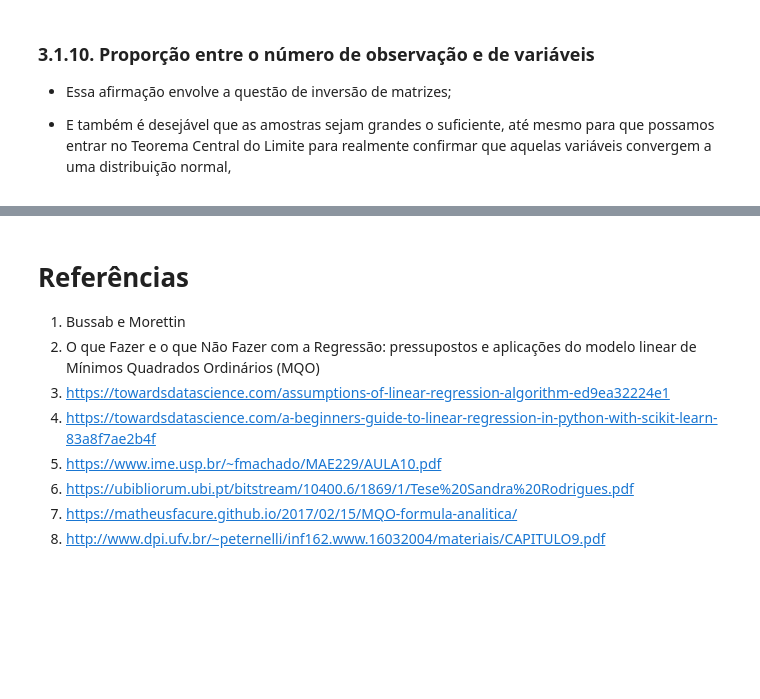
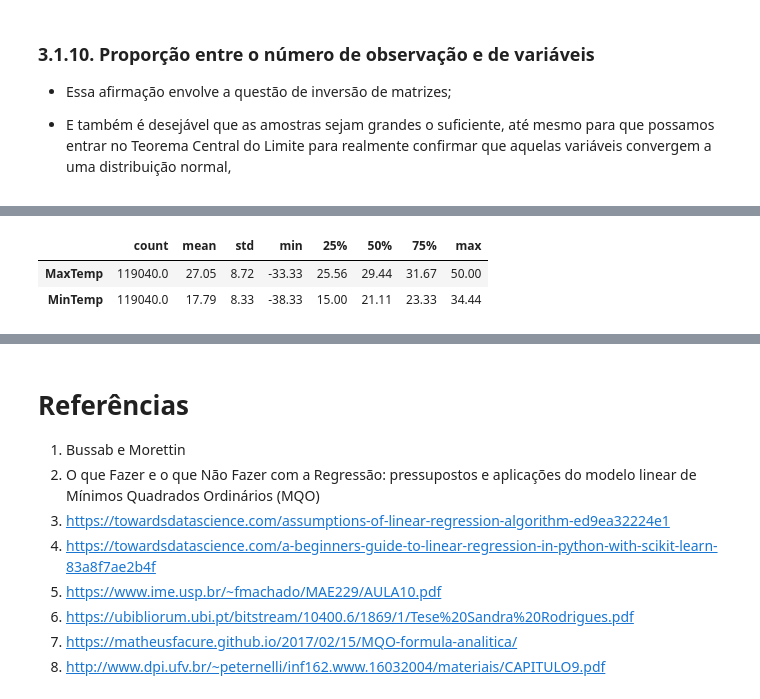
Before and after one commit to barbosarafael/DS_Avancado, a Jupyter notebook: 01Reg_Linear/Not_RegLinear.ipynb, the cells around one changed output, grey strips where cells are left out. Drawn from its saved outputs; the diff is of its cells as text; code cells hidden in the pictures; blank space fills up the shorter version.

```diff
--- a/01Reg_Linear/Not_RegLinear.ipynb
+++ b/01Reg_Linear/Not_RegLinear.ipynb
@@ -108,6 +111,16 @@ import numpy as np
 from sklearn.datasets import load_iris
 import matplotlib.pyplot as plt
 import seaborn as sns
+import statsmodels.api as sm
+from sklearn.model_selection import train_test_split
+
+
+#-----------------------------------------
+
+pd.set_option('display.max_columns', None)
+
+
+#-----------------------------------------
 
 data = load_iris()
 df = pd.DataFrame(data.data, columns = data.feature_names)
@@ -252,0 +311,6 @@ $$ \epsilon =  Y_i - \beta_0 + \sum^{n}_{i = 1}\beta_i X_i $$
+# %%
+dados.describe().T.round(2)
+# %% [output]
+|  | count | mean | std | min | 25% | 50% | 75% | max |
+| MaxTemp | 119040.0 | 27.05 | 8.72 | -33.33 | 25.56 | 29.44 | 31.67 | 50.00 |
+| MinTemp | 119040.0 | 17.79 | 8.33 | -38.33 | 15.00 | 21.11 | 23.33 | 34.44 |
```
Also changed, not shown: parts of 10 cells of this notebook, 3 other files.
